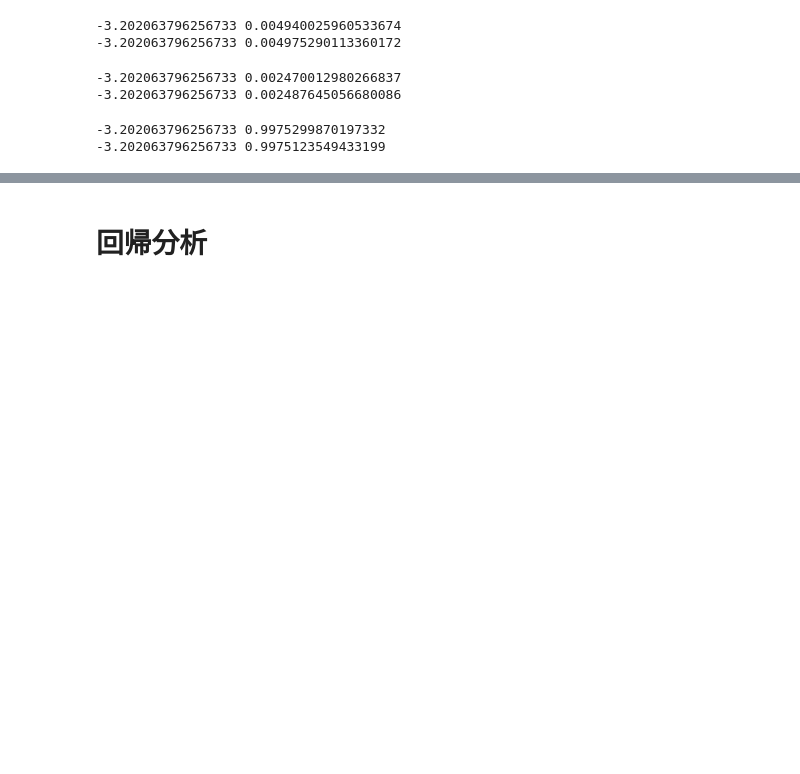
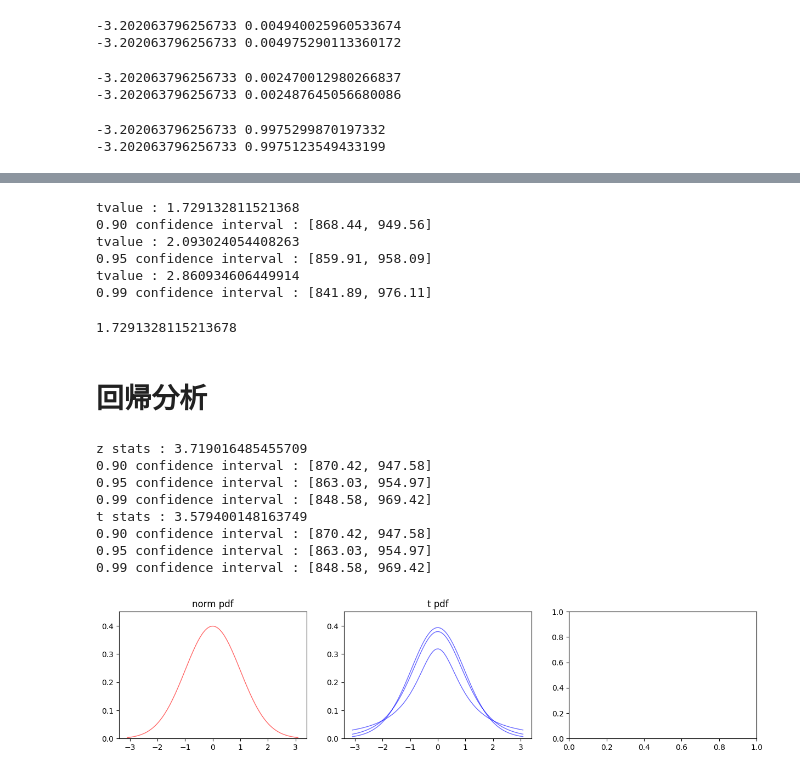
Before and after one commit to akmiccom/markdown, a Jupyter notebook: notebooks/python統計学.ipynb, the cells around one changed output, grey strips where cells are left out. Saved outputs shown, nothing was run; the diff lists cells and outputs as text; code cells hidden in the pictures; blank space fills up the shorter version.

```diff
--- a/notebooks/python統計学.ipynb
+++ b/notebooks/python統計学.ipynb
@@ -221,3 +257,24 @@ confidence_interval : [69.27, 89.13]
+# %%
+n, mean, std = 20, 909, 104.9
+# t distribution
+# n は標本平均の分散とt分布の形に影響する
+for alpha in [0.90, 0.95, 0.99]:
+    tvalue = t.isf(q=(1-alpha)/2, df=n-1)
+    print(f'tvalue : {tvalue}')
+    cl_bottom, cl_up = t.interval(alpha, n-1, loc=mean, scale=std/np.sqrt(n))
+    print(f'{alpha:.02f} confidence interval : [{cl_bottom:.02f}, {cl_up:.02f}]')
+# %% [output]
+tvalue : 1.729132811521368
+0.90 confidence interval : [868.44, 949.56]
+tvalue : 2.093024054408263
+0.95 confidence interval : [859.91, 958.09]
+tvalue : 2.860934606449914
+0.99 confidence interval : [841.89, 976.11]
+# %%
+#
+chi2.isf(q=0.025, df=19)
+# %% [output]
+1.7291328115213678
 # %% [markdown]
 # 回帰分析
 # %%
@@ -235,3 +292,51 @@ confidence_interval : [69.27, 89.13]
 # plt.ylabel('y')
 # plt.title('sciket-learn')
 # plt.show()
+# %%
+import numpy as np
+from scipy import stats
+import matplotlib.pyplot as plt
+
+mean, var, skew, kurt = norm.stats(moments='mvsk')
+
+# z stats
+n, mean, std = 20, 909, 104.9
+alpha = 0.0001
+print(f'z stats : {norm.ppf(1-alpha)}')
+# 区間推定
+for alpha in [0.90, 0.95, 0.99]:
+    cl_bottom, cl_up = norm.interval(alpha, loc=mean, scale=std/np.sqrt(n))
+    print(f'{alpha:.02f} confidence interval : [{cl_bottom:.02f}, {cl_up:.02f}]')
+
+# t stats
+n, mean, std = 20, 909, 104.9
+alpha = 0.001
+print(f't stats : {t.ppf(1-alpha, n-1)}')
+# 区間推定
+for a in [0.90, 0.95, 0.99]:
+    cl_bottom, cl_up = norm.interval(a, loc=mean, scale=std/np.sqrt(n))
+    print(f'{a:.02f} confidence interval : [{cl_bottom:.02f}, {cl_up:.02f}]')
+
+
+# destribution
+fig, ax = plt.subplots(1, 3, figsize=(15, 3))
+x = np.linspace(norm.ppf(alpha), norm.ppf(1-alpha), 100)
+ax[0].plot(x, norm.pdf(x), 'r-', lw=1, alpha=0.6)
+ax[0].set_title('norm pdf')
+ax[0].set_ylim([0, 0.45])
+
+for dof in [n-1, 5, 1]:
+    ax[1].plot(x, t.pdf(x, df=dof), 'b-', lw=1, alpha=0.6)
+ax[1].set_title('t pdf')
+ax[1].set_ylim([0, 0.45])
+plt.show()
+# %% [output]
+z stats : 3.719016485455709
+0.90 confidence interval : [870.42, 947.58]
+0.95 confidence interval : [863.03, 954.97]
+0.99 confidence interval : [848.58, 969.42]
+t stats : 3.579400148163749
+0.90 confidence interval : [870.42, 947.58]
+0.95 confidence interval : [863.03, 954.97]
+0.99 confidence interval : [848.58, 969.42]
+[figure, added]
```
Also changed, not shown: parts of 7 cells of this notebook, 2 other files.
